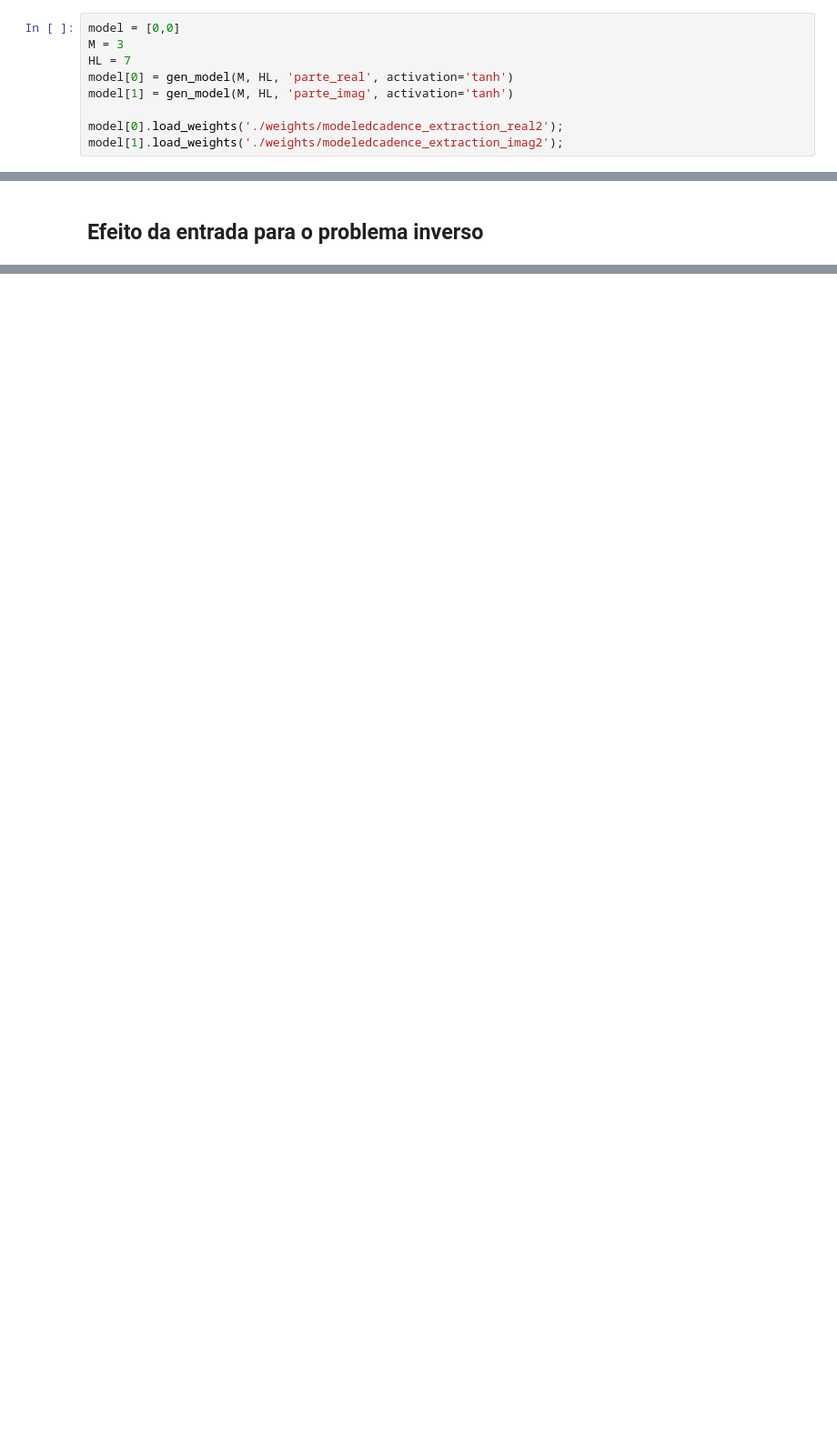
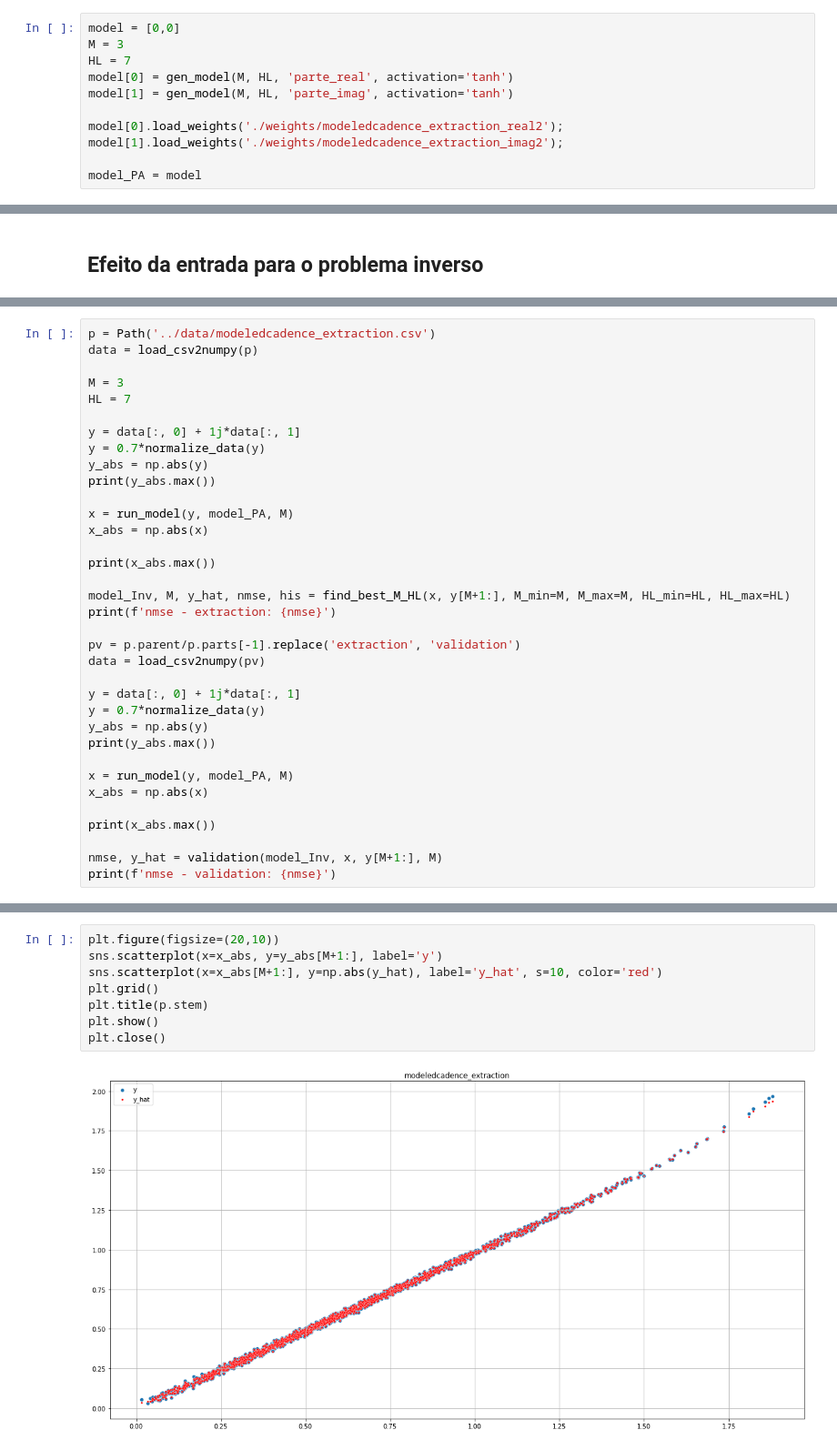
Before and after one commit to CaioMizerkowski/TCC, a Jupyter notebook: nb/parteB.ipynb, the cells around one changed output, grey strips where cells are left out. Shown: that part at 91% size. Drawn from its saved outputs; the diff is of its cells as text; blank space fills up the shorter version.

```diff
--- a/nb/parteB.ipynb
+++ b/nb/parteB.ipynb
@@ -248,6 +250,8 @@ model[1] = gen_model(M, HL, 'parte_imag', activation='tanh')
 
 model[0].load_weights('./weights/modeledcadence_extraction_real2');
 model[1].load_weights('./weights/modeledcadence_extraction_imag2');
+
+model_PA = model
 # %% [markdown]
 ## Validação do Modelo
 # %%
@@ -548,0 +584,35 @@ plt.close()
+# %%
+p = Path('../data/modeledcadence_extraction.csv')
+data = load_csv2numpy(p)
+
+M = 3
+HL = 7
+
+y = data[:, 0] + 1j*data[:, 1]
+y = 0.7*normalize_data(y)
+y_abs = np.abs(y)
+print(y_abs.max())
+
+x = run_model(y, model_PA, M)
+x_abs = np.abs(x)
+
+print(x_abs.max())
+
+model_Inv, M, y_hat, nmse, his = find_best_M_HL(x, y[M+1:], M_min=M, M_max=M, HL_min=HL, HL_max=HL)
+print(f'nmse - extraction: {nmse}')
+
+pv = p.parent/p.parts[-1].replace('extraction', 'validation')
+data = load_csv2numpy(pv)
+
+y = data[:, 0] + 1j*data[:, 1]
+y = 0.7*normalize_data(y)
+y_abs = np.abs(y)
+print(y_abs.max())
+
+x = run_model(y, model_PA, M)
+x_abs = np.abs(x)
+
+print(x_abs.max())
+
+nmse, y_hat = validation(model_Inv, x, y[M+1:], M)
+print(f'nmse - validation: {nmse}')
@@ -548,0 +628,10 @@ plt.close()
+# %%
+plt.figure(figsize=(20,10))
+sns.scatterplot(x=x_abs, y=y_abs[M+1:], label='y')
+sns.scatterplot(x=x_abs[M+1:], y=np.abs(y_hat), label='y_hat', s=10, color='red')
+plt.grid()
+plt.title(p.stem)
+plt.show()
+plt.close()
+# %% [output]
+[figure, added]
```
Also changed, not shown: parts of 23 cells of this notebook.
